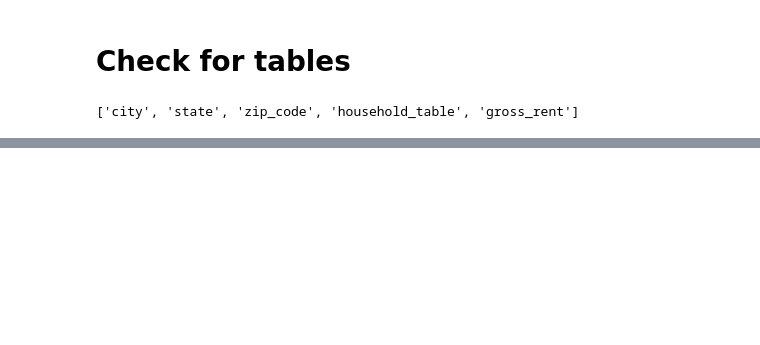
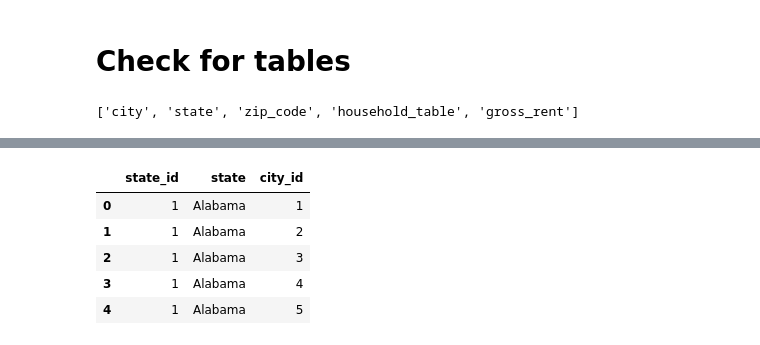
Before and after one commit to AliceSartori/ProjectETL, a Jupyter notebook: alice/New_gross_rent.ipynb, the cells around one changed output, grey strips where cells are left out. Saved outputs shown, nothing was run; the diff lists cells and outputs as text; code cells hidden in the pictures; blank space fills up the shorter version.

```diff
--- a/alice/New_gross_rent.ipynb
+++ b/alice/New_gross_rent.ipynb
@@ -742,0 +822,10 @@ engine.table_names()
+# %%
+# continue to work with pandas
+pd.read_sql_query('select * from state', con=engine).head()
+# %% [output]
+|  | state_id | state | city_id |
+| 0 | 1 | Alabama | 1 |
+| 1 | 1 | Alabama | 2 |
+| 2 | 1 | Alabama | 3 |
+| 3 | 1 | Alabama | 4 |
+| 4 | 1 | Alabama | 5 |
```
Also changed, not shown: parts of 11 cells of this notebook.
